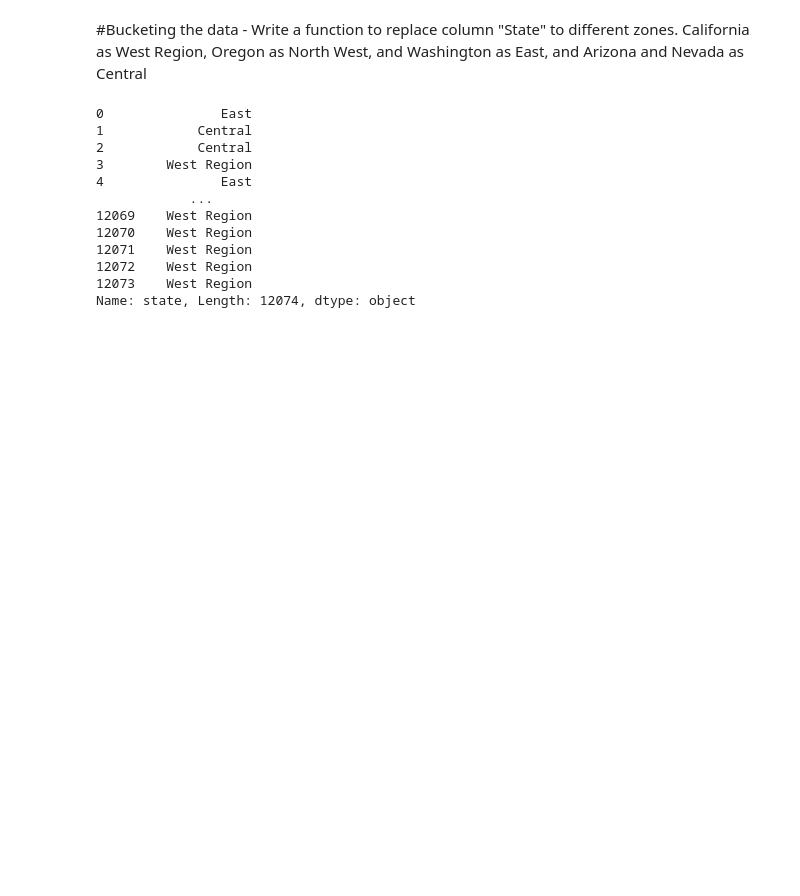
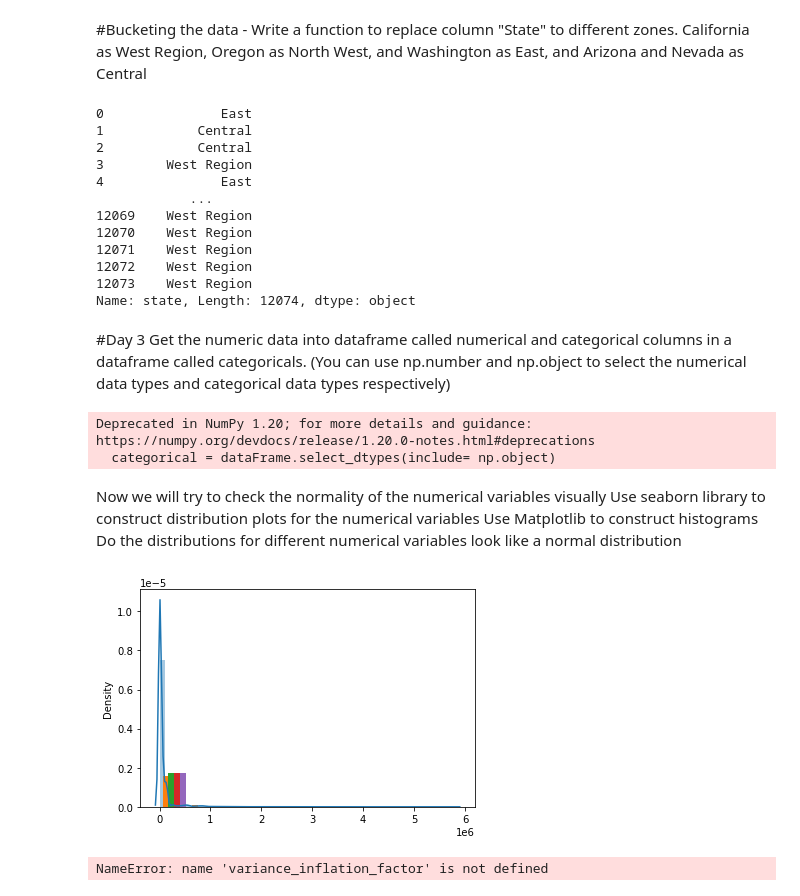
Before and after one commit to mlnima/ironhack-lab, a Jupyter notebook: week2/day1/Untitled.ipynb, the cells around one changed output. Cells and saved outputs as stored; diff of their text form; code cells hidden in the pictures; blank space fills up the shorter version.

```diff
--- a/week2/day1/Untitled.ipynb
+++ b/week2/day1/Untitled.ipynb
@@ -144,6 +145,30 @@ dataFrame['state']
 12072    West Region
 12073    West Region
 Name: state, Length: 12074, dtype: object
+# %% [markdown]
+#Day 3
+Get the numeric data into dataframe called numerical and categorical columns in a dataframe called categoricals. (You can use np.number and np.object to select the numerical data types and categorical data types respectively)
+# %%
+numerical = dataFrame.select_dtypes(include= np.number)
+
+categorical = dataFrame.select_dtypes(include= np.object)
+# %% [output]
+Deprecated in NumPy 1.20; for more details and guidance: https://numpy.org/devdocs/release/1.20.0-notes.html#deprecations
+  categorical = dataFrame.select_dtypes(include= np.object)
+# %% [markdown]
+Now we will try to check the normality of the numerical variables visually
+Use seaborn library to construct distribution plots for the numerical variables
+Use Matplotlib to construct histograms
+Do the distributions for different numerical variables look like a normal distribution
+# %%
+sns.distplot(numerical)
+plt.hist(numerical, density=True)
+plt.show()
+
+#variance_inflation_factor(numerical['total claim amount'])
+# %% [output]
+[figure, added]
+NameError: name 'variance_inflation_factor' is not defined
 # %%
 dataFrame
 # %% [output]
```
Also changed, not shown: parts of 1 cell of this notebook.
